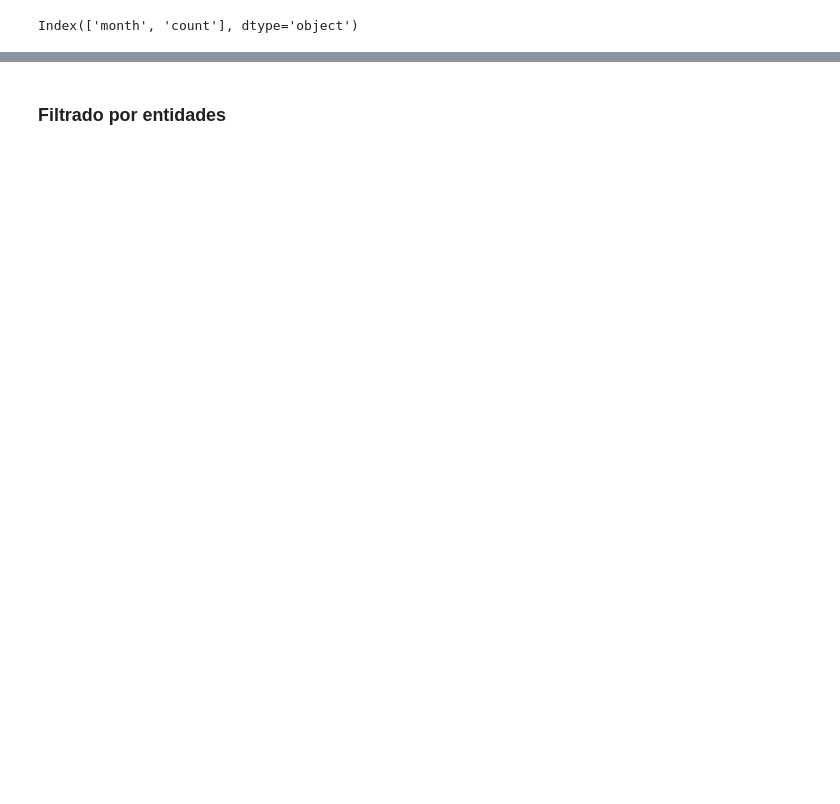
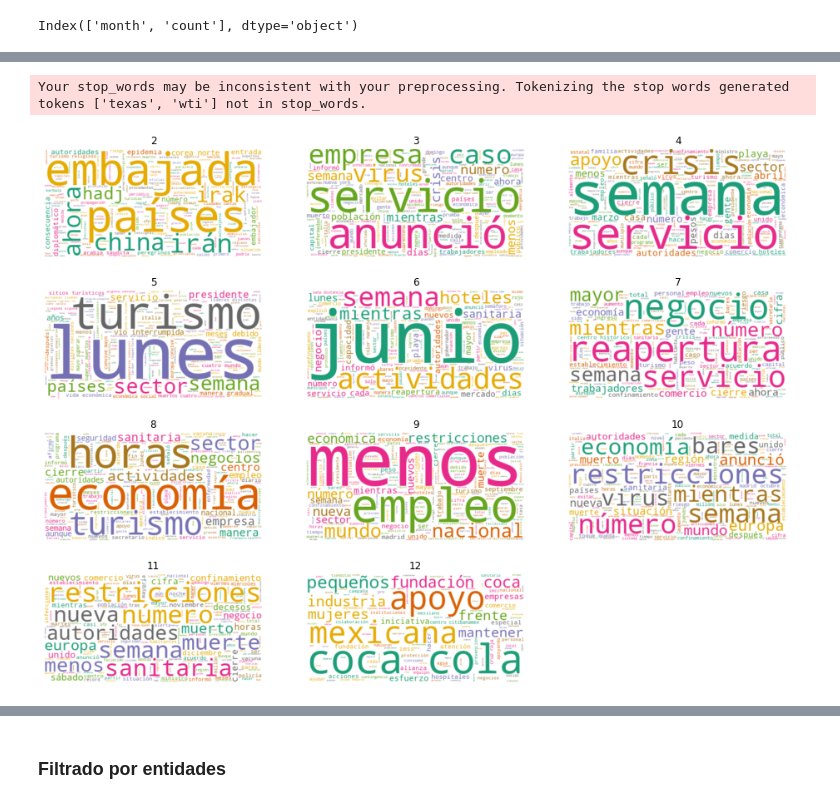
Before and after one commit to Walt9819/factores-impacto-desempleo-mexico, a Jupyter notebook: Python/AnálisisExploratorioDENUE.ipynb, the cells around one changed output, grey strips where cells are left out. Saved outputs shown, nothing was run; the diff lists cells and outputs as text; code cells hidden in the pictures; blank space fills up the shorter version.

```diff
--- a/Python/AnálisisExploratorioDENUE.ipynb
+++ b/Python/AnálisisExploratorioDENUE.ipynb
@@ -122,0 +246,47 @@ data_year.to_pickle("corpus.pkl")
+# %%
+from sklearn.feature_extraction import text
+from sklearn.feature_extraction.text import CountVectorizer
+
+# Read in cleaned data
+# data_clean = pd.read_pickle('data_clean.pkl')
+
+# Add new stop words
+stop_words = req.text.split(sep='\n')
+for pal in add_stop_words:
+    stop_words.append(pal)
+more_stop_words=['día','nuevo','según','si','hora','año','function', 'recomendamos', 'west', 'texas wti', 'además', 'intermediate', 'display','ad','gpt','dijo','div','más','también', 'interarticle','pues','parte','está', 'cmd', 'push', 'googletag','alex','lucas','andrés','mirta','tres','primer','primera','dos','uno','veces', 'así', 'luego', 'quizá','cosa','cosas','tan','asi','andres','todas','sólo','jesús','pablo','pepe']
+for pal in more_stop_words:
+    stop_words.append(pal)
+
+# Recreate document-term matrix
+cv = CountVectorizer(stop_words=stop_words)
+data_cv = cv.fit_transform(data_clean.body)
+data_stop = pd.DataFrame(data_cv.toarray(), columns=cv.get_feature_names())
+data_stop.index = data_clean.index
+
+# Pickle it for later use
+#import pickle
+#pickle.dump(cv, open("cv_stop.pkl", "wb"))
+#data_stop.to_pickle("dtm_stop.pkl")
+# %% [output]
+Your stop_words may be inconsistent with your preprocessing. Tokenizing the stop words generated tokens ['texas', 'wti'] not in stop_words.
+# %%
+from wordcloud import WordCloud
+anios = ['2','3','4','5','6','7','8','9','10','11','12']
+
+wc = WordCloud(stopwords=stop_words, background_color="white", colormap="Dark2",
+               max_font_size=150, random_state=42)
+
+import matplotlib.pyplot as plt
+plt.rcParams['figure.figsize'] = [16,12]
+
+# Create subplots for each anio
+for index, mes in enumerate(dt_data.columns):
+    wc.generate(data_clean.body[mes])
+    plt.subplot(4, 3, index+1)
+    plt.imshow(wc, interpolation="bilinear")
+    plt.axis("off")
+    plt.title(anios[index])
+plt.show()
+# %% [output]
+[figure, added]
```
Also changed, not shown: parts of 12 cells of this notebook.
